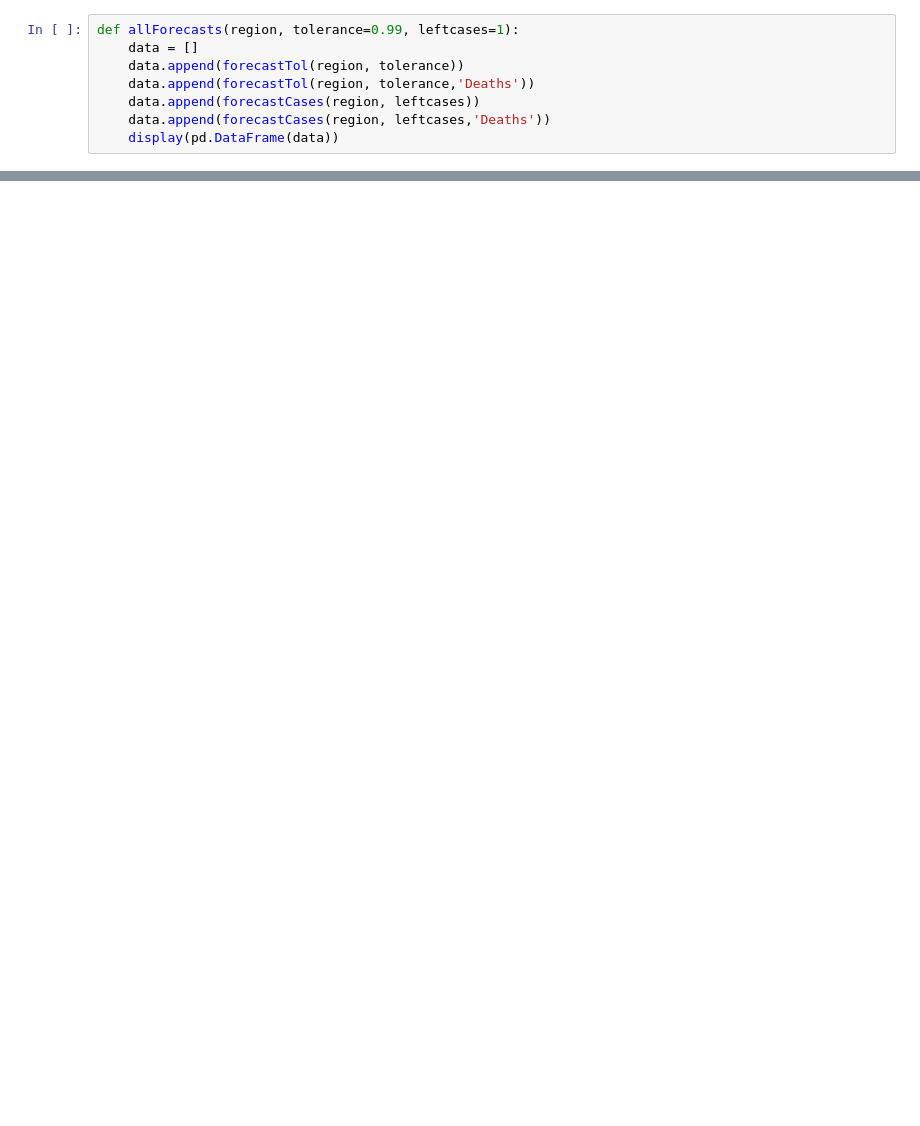
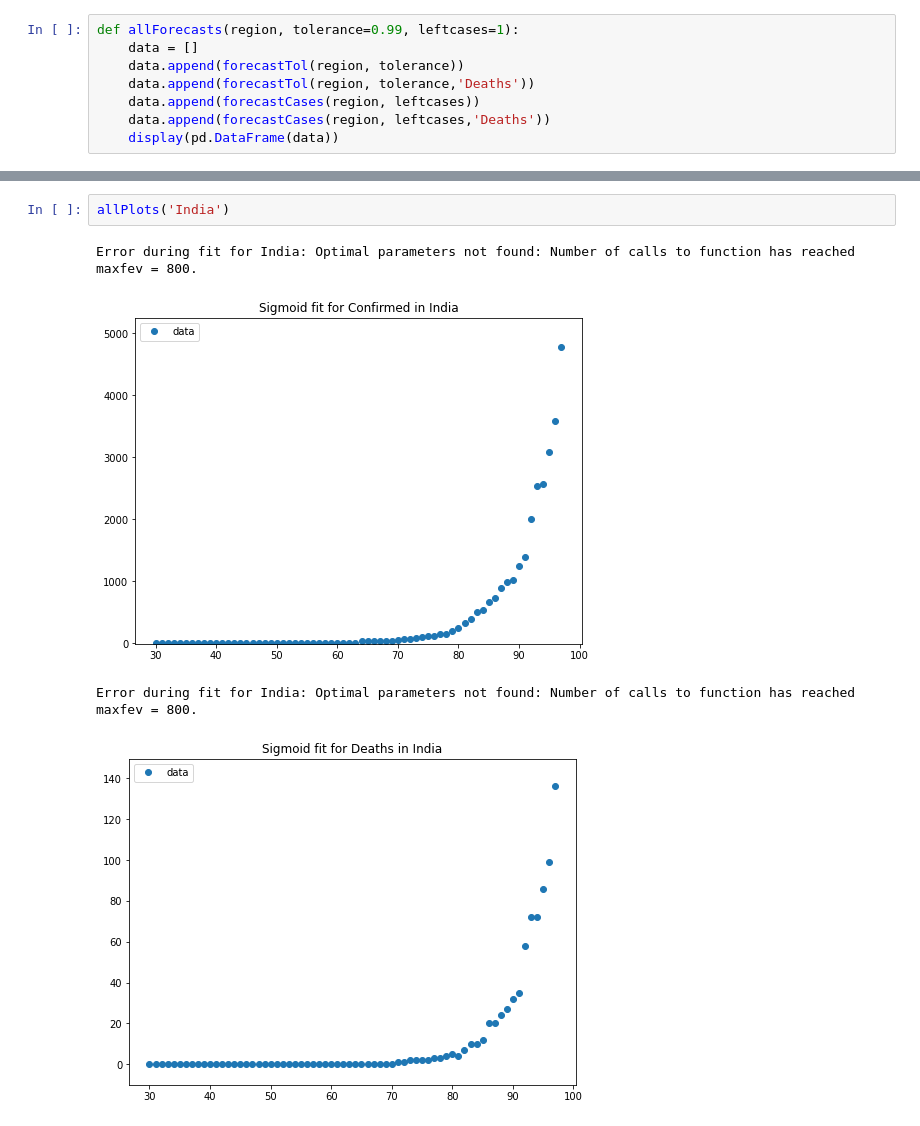
Before and after one commit to fmossott/COVID19-US, a Jupyter notebook: pyscript/curveFit.ipynb, the cells around one changed output, grey strips where cells are left out. Saved outputs shown, nothing was run; the diff lists cells and outputs as text; blank space fills up the shorter version.

```diff
--- a/pyscript/curveFit.ipynb
+++ b/pyscript/curveFit.ipynb
@@ -251,0 +381,7 @@ print()
+# %%
+allPlots('India')
+# %% [output]
+Error during fit for India: Optimal parameters not found: Number of calls to function has reached maxfev = 800.
+[figure, added]
+Error during fit for India: Optimal parameters not found: Number of calls to function has reached maxfev = 800.
+[figure, added]
```
Also changed, not shown: parts of 18 cells of this notebook.
